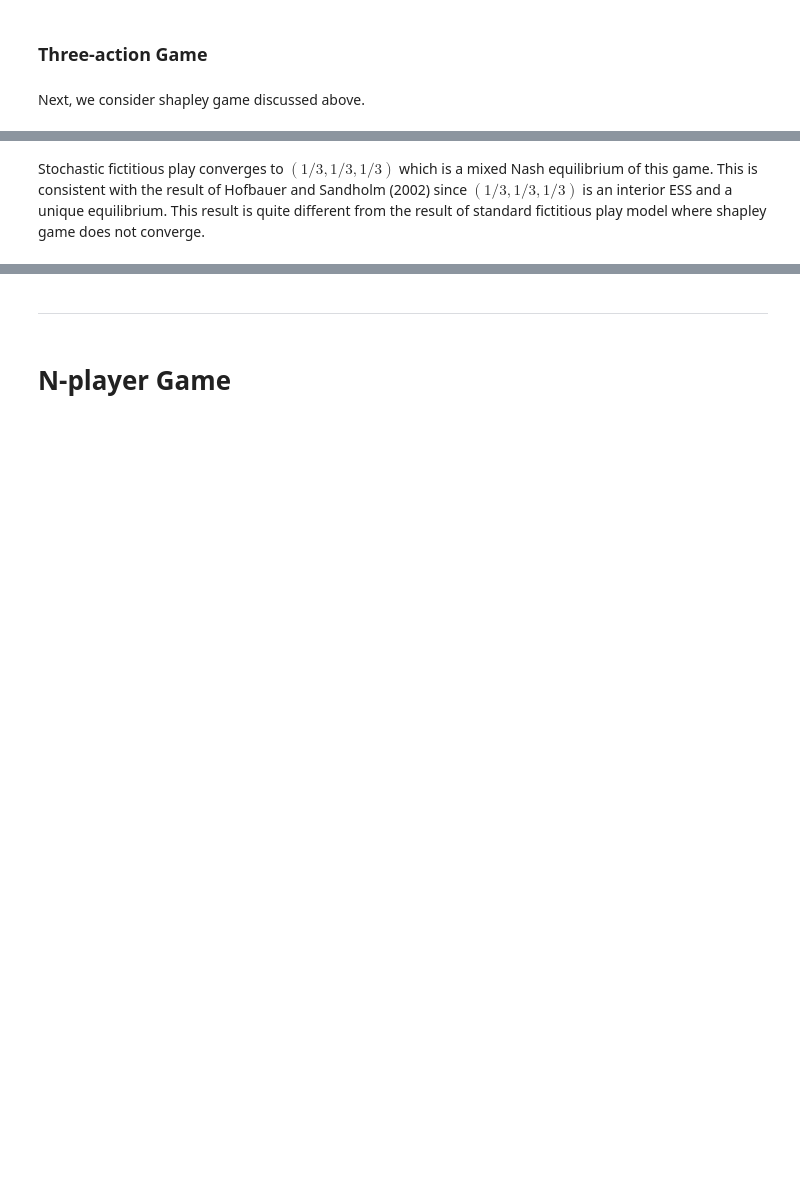
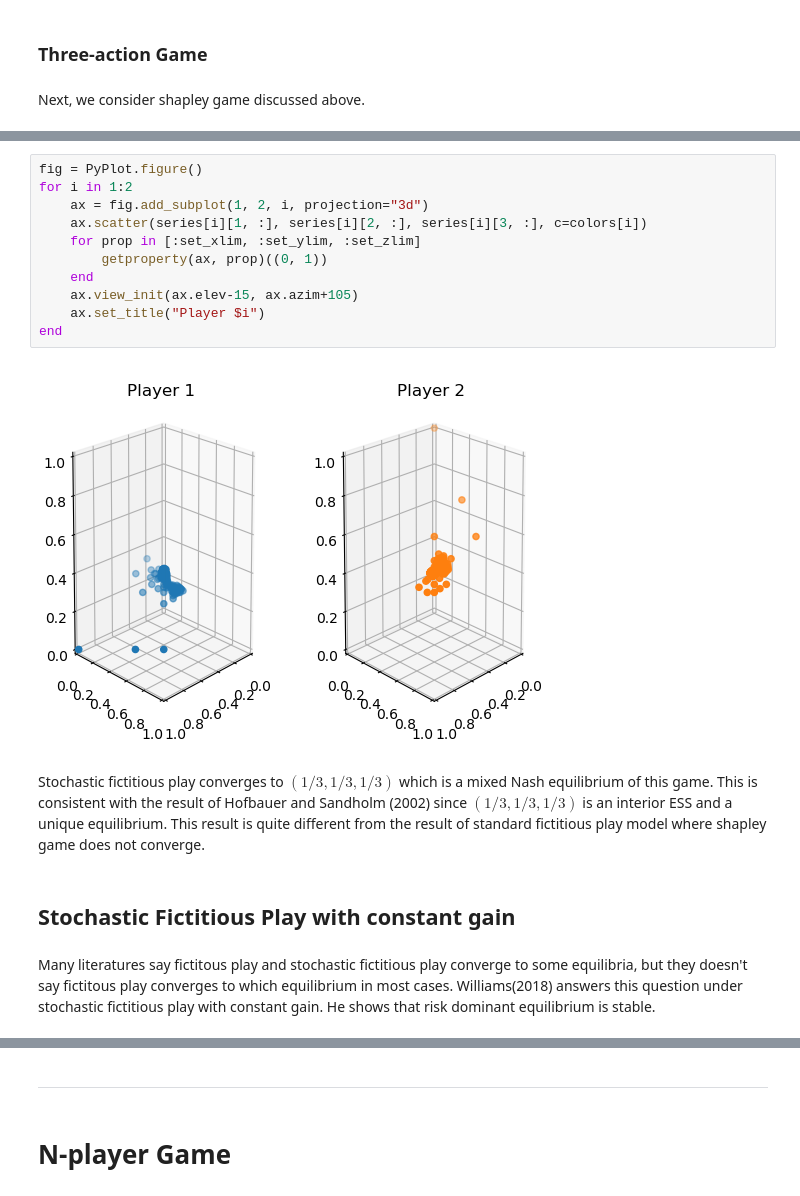
Before and after one commit to Yuya-Furusawa/game_theory_models, a Jupyter notebook: FictitiousPlay_Julia_note.ipynb, the cells around one changed output, grey strips where cells are left out. Cells and saved outputs as stored; diff of their text form; blank space fills up the shorter version.

```diff
--- a/FictitiousPlay_Julia_note.ipynb
+++ b/FictitiousPlay_Julia_note.ipynb
@@ -282,2 +311,19 @@ plot(X,Y,Z,label=labels,marker=:circle, markersize=1)
+# %%
+fig = PyPlot.figure()
+for i in 1:2
+    ax = fig.add_subplot(1, 2, i, projection="3d")
+    ax.scatter(series[i][1, :], series[i][2, :], series[i][3, :], c=colors[i])
+    for prop in [:set_xlim, :set_ylim, :set_zlim]
+        getproperty(ax, prop)((0, 1))
+    end
+    ax.view_init(ax.elev-15, ax.azim+105)
+    ax.set_title("Player $i")
+end
+# %% [output]
+[figure, added]
 # %% [markdown]
 Stochastic fictitious play converges to $(1/3, 1/3, 1/3)$ which is a mixed Nash equilibrium of this game. This  is consistent with the result of Hofbauer and Sandholm (2002) since $(1/3, 1/3, 1/3)$ is an interior ESS and a unique equilibrium. This result is quite different from the result of standard fictitious play model where shapley game does not converge.
+# %% [markdown]
+## Stochastic Fictitious Play with constant gain
+# %% [markdown]
+Many literatures say fictitous play and stochastic fictitious play converge to some equilibria, but they doesn't say fictitous play converges to which equilibrium in most cases. Williams(2018) answers this question under stochastic fictitious play with constant gain. He shows that risk dominant equilibrium is stable.
```
Also changed, not shown: parts of 47 cells of this notebook.
